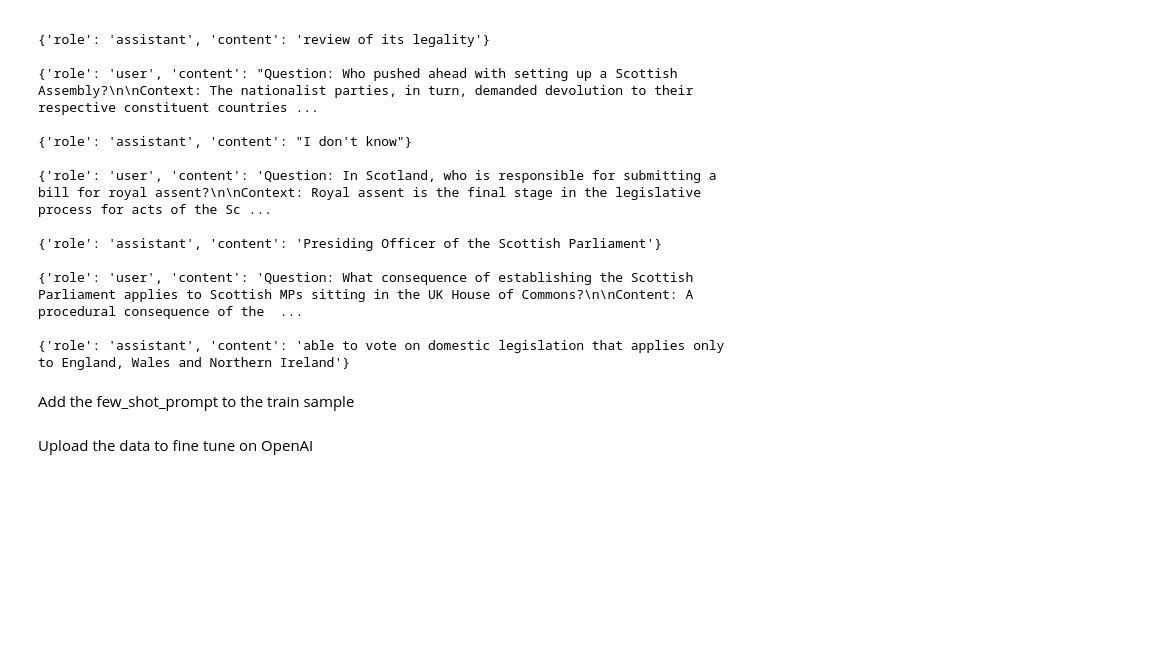
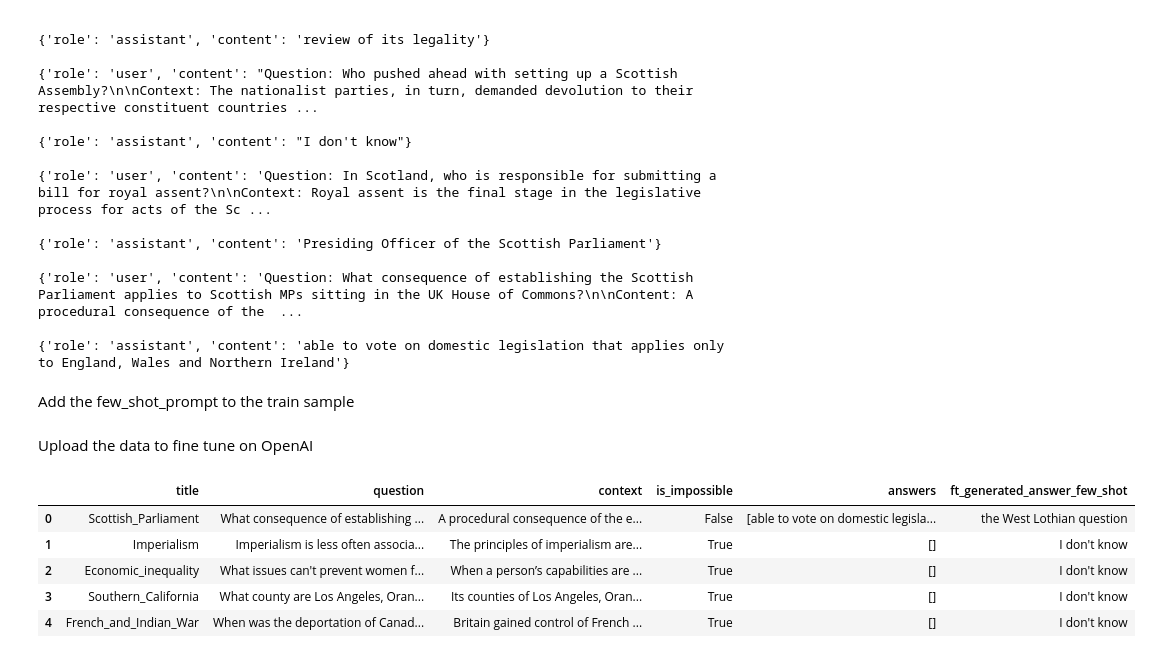
Before and after one commit to MatthewHsu1/RAGsystemOpenAI, a Jupyter notebook: Open_AI_RAG.ipynb, the cells around one changed output. Saved outputs shown, nothing was run; the diff lists cells and outputs as text; code cells hidden in the pictures; blank space fills up the shorter version.

```diff
--- a/Open_AI_RAG.ipynb
+++ b/Open_AI_RAG.ipynb
@@ -569,2 +580,0 @@ def remove_text_error(text):
-# %%
-df["generated_answer"] = df["generated_answer"].apply(remove_text_error)
@@ -944,0 +1096,9 @@ model_id
+# %%
+df.head()
+# %% [output]
+|  | title | question | context | is_impossible | answers | ft_generated_answer_few_shot |
+| 0 | Scottish_Parliament | What consequence of establishing ... | A procedural consequence of the e... | False | [able to vote on domestic legisla... | the West Lothian question |
+| 1 | Imperialism | Imperialism is less often associa... | The principles of imperialism are... | True | [] | I don't know |
+| 2 | Economic_inequality | What issues can't prevent women f... | When a person’s capabilities are ... | True | [] | I don't know |
+| 3 | Southern_California | What county are Los Angeles, Oran... | Its counties of Los Angeles, Oran... | True | [] | I don't know |
+| 4 | French_and_Indian_War | When was the deportation of Canad... | Britain gained control of French ... | True | [] | I don't know |
```
Also changed, not shown: parts of 83 cells of this notebook.
